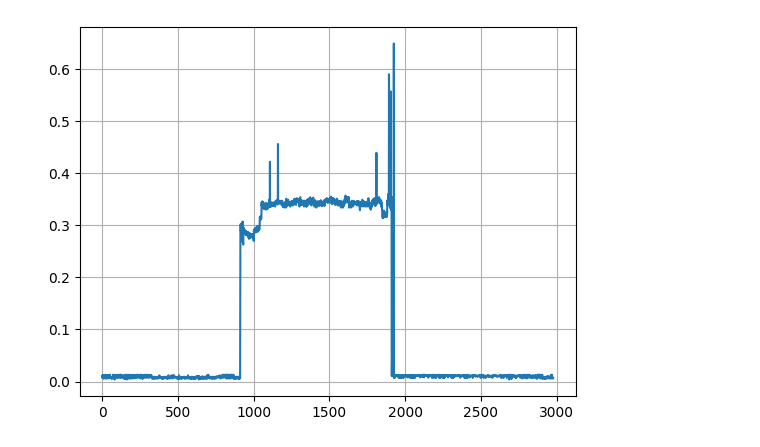
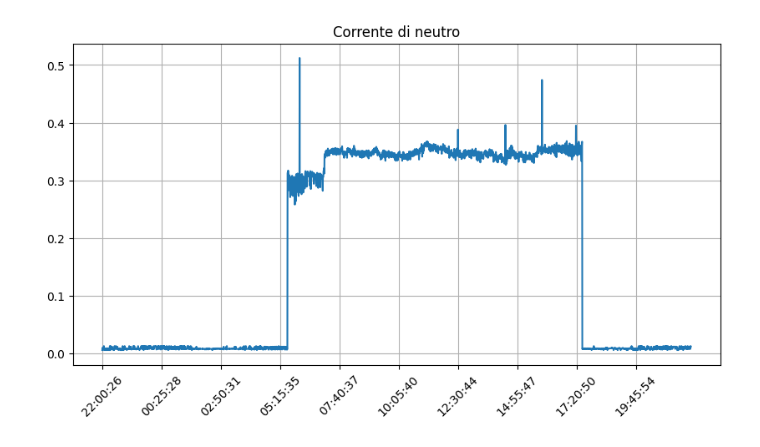
Before and after one commit to GeremiaPompei/energiai, a Jupyter notebook: notebook/raw_data.ipynb, the cells around one changed output. Drawn from its saved outputs; the diff is of its cells as text; code cells hidden in the pictures.

```diff
--- a/notebook/raw_data.ipynb
+++ b/notebook/raw_data.ipynb
@@ -42,7 +17,21 @@ df
-# %%
-plt.plot(matrix[:, columns_inv['corrente_di_neutro']])
-plt.grid(True)
-
-plt.show()
-# %% [output]
-[figure, removed]
+# %%
+raw_dir: str = 'dataset/raw'
+
+datasets = {}
+filename = list(os.listdir(raw_dir))[3]
+df_raw = pd.read_csv(f'{raw_dir}/{filename}').sort_values('timestamp')
+df = df_raw[sifim_features]
+
+matrix = df.to_numpy()
+# %%
+plt.figure(figsize=(10, 5))
+plt.title('Corrente di neutro')
+plt.plot(matrix[:, columns_inv['corrente_di_neutro']])
+plt.grid(True)
+xticks = [(i, d.split('T')[1].replace('Z', '').split('.')[0])
+          for i, d in enumerate(df_raw[df_raw.columns[0]]) if i % 300 == 0]
+plt.xticks(*list(zip(*xticks)), rotation=45)
+
+plt.show()
+# %% [output]
+[figure, added]
```
Also changed, not shown: parts of 1 cell of this notebook, 10 other files.
